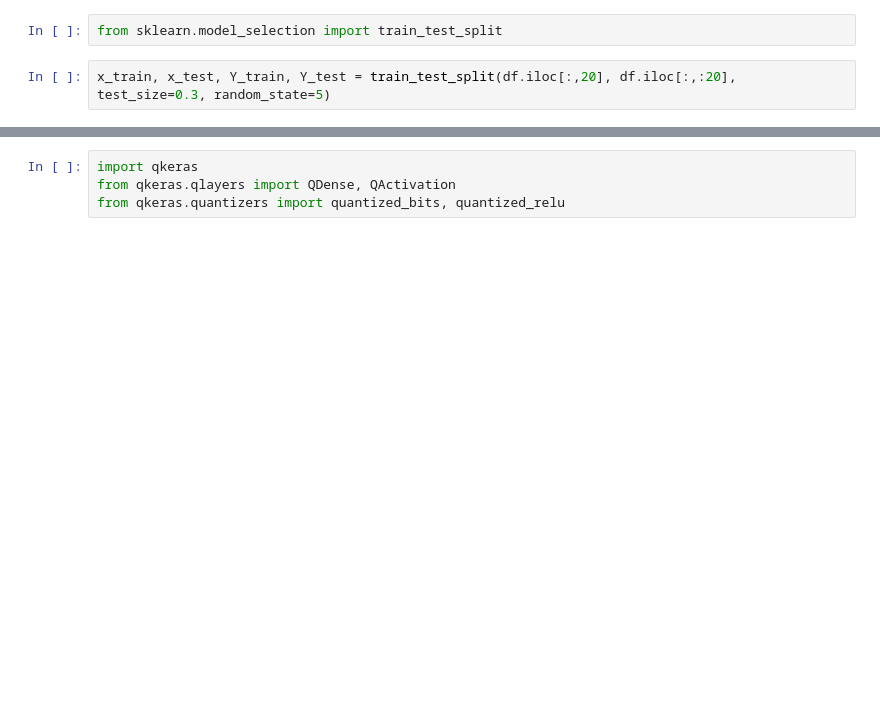
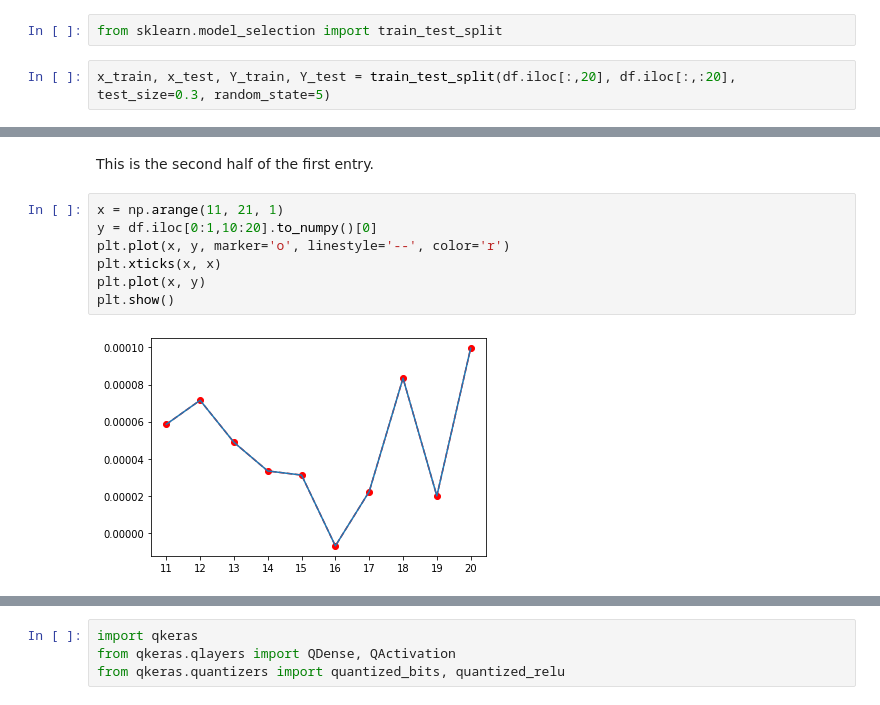
Before and after one commit to fastmachinelearning/ml4quantum-release, a Jupyter notebook: src/01_train_model.ipynb, the cells around one changed output, grey strips where cells are left out. Saved outputs shown, nothing was run; the diff lists cells and outputs as text; blank space fills up the shorter version.

```diff
--- a/src/01_train_model.ipynb
+++ b/src/01_train_model.ipynb
@@ -33,0 +109,11 @@ x_train, x_test, Y_train, Y_test = train_test_split(df.iloc[:,20], df.iloc[:,:20
+# %% [markdown]
+This is the second half of the first entry.
+# %%
+x = np.arange(11, 21, 1)
+y = df.iloc[0:1,10:20].to_numpy()[0]
+plt.plot(x, y, marker='o', linestyle='--', color='r')
+plt.xticks(x, x)
+plt.plot(x, y)
+plt.show()
+# %% [output]
+[figure, added]
```
Also changed, not shown: parts of 48 cells of this notebook, 11 other files.
